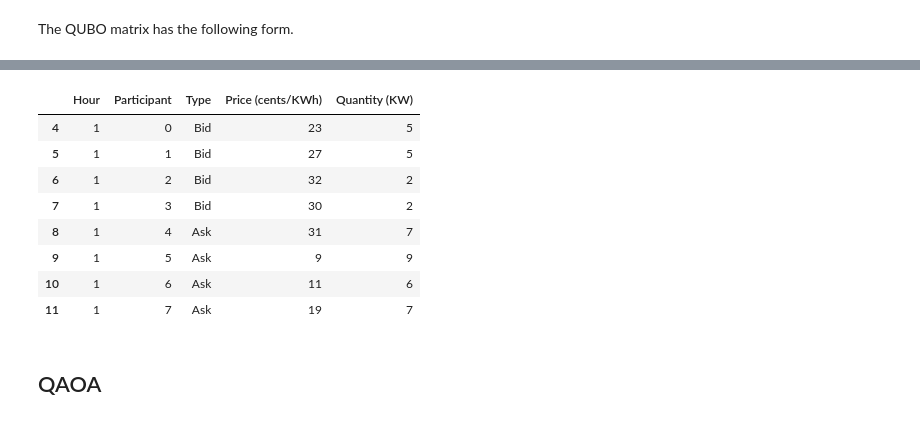
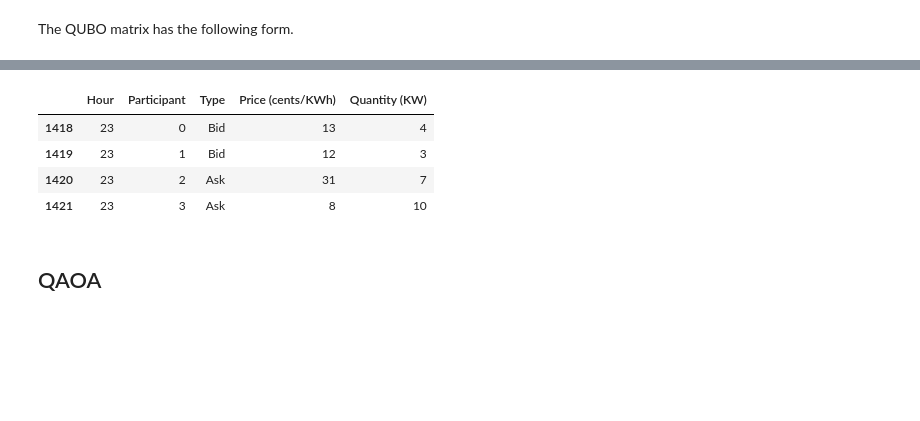
Before and after one commit to petron23/Quantum_Computing, a Jupyter notebook: Energy_trading/QET.ipynb, the cells around one changed output, grey strips where cells are left out. Cells and saved outputs as stored; diff of their text form; code cells hidden in the pictures; blank space fills up the shorter version.

```diff
--- a/Energy_trading/QET.ipynb
+++ b/Energy_trading/QET.ipynb
@@ -366,12 +340,8 @@ Subject to
 # %%
-df[df["Hour"]==1]
+df[df["Hour"]==23]
 # %% [output]
 |  | Hour | Participant | Type | Price (cents/KWh) | Quantity (KW) |
-| 4 | 1 | 0 | Bid | 23 | 5 |
-| 5 | 1 | 1 | Bid | 27 | 5 |
-| 6 | 1 | 2 | Bid | 32 | 2 |
-| 7 | 1 | 3 | Bid | 30 | 2 |
-| 8 | 1 | 4 | Ask | 31 | 7 |
-| 9 | 1 | 5 | Ask | 9 | 9 |
-| 10 | 1 | 6 | Ask | 11 | 6 |
-| 11 | 1 | 7 | Ask | 19 | 7 |
+| 1418 | 23 | 0 | Bid | 13 | 4 |
+| 1419 | 23 | 1 | Bid | 12 | 3 |
+| 1420 | 23 | 2 | Ask | 31 | 7 |
+| 1421 | 23 | 3 | Ask | 8 | 10 |
```
Also changed, not shown: parts of 37 cells of this notebook.
